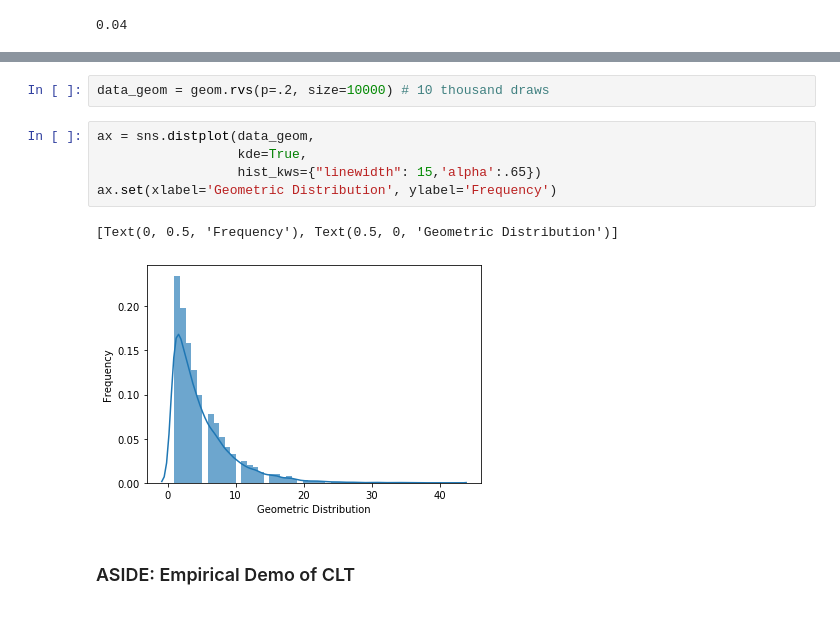
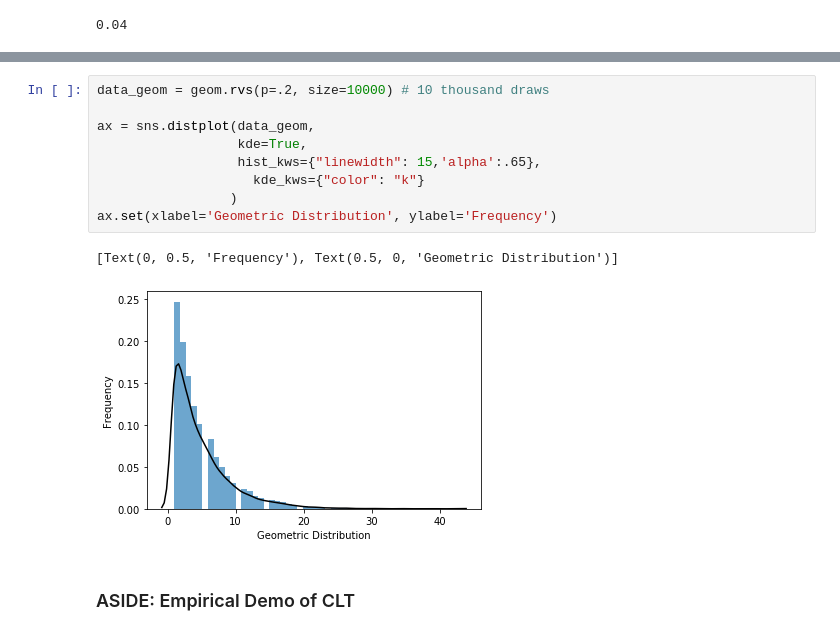
Before and after one commit to noproblem-james/datascience_topics, a Jupyter notebook: notebooks/probability_and_statistics/probability.ipynb, the cells around one changed output, grey strips where cells are left out. Drawn from its saved outputs; the diff is of its cells as text.

```diff
--- a/notebooks/probability_and_statistics/probability.ipynb
+++ b/notebooks/probability_and_statistics/probability.ipynb
@@ -480,13 +465,15 @@ probability_coin(simulation_size=100000000) # 100 million draws
 # %%
 data_geom = geom.rvs(p=.2, size=10000) # 10 thousand draws
+
+ax = sns.distplot(data_geom,
+                  kde=True,
+                  hist_kws={"linewidth": 15,'alpha':.65},
+                    kde_kws={"color": "k"}
+                 )
+ax.set(xlabel='Geometric Distribution', ylabel='Frequency')
+# %% [output]
+[Text(0, 0.5, 'Frequency'), Text(0.5, 0, 'Geometric Distribution')]
+[figure, added]
-# %%
-ax = sns.distplot(data_geom,
-                  kde=True,
-                  hist_kws={"linewidth": 15,'alpha':.65})
-ax.set(xlabel='Geometric Distribution', ylabel='Frequency')
-# %% [output]
-[Text(0, 0.5, 'Frequency'), Text(0.5, 0, 'Geometric Distribution')]
-[figure, removed]
 # %% [markdown]
 ### ASIDE: Empirical Demo of CLT
 # %%
```
Also changed, not shown: parts of 51 cells of this notebook, 3 other files.
